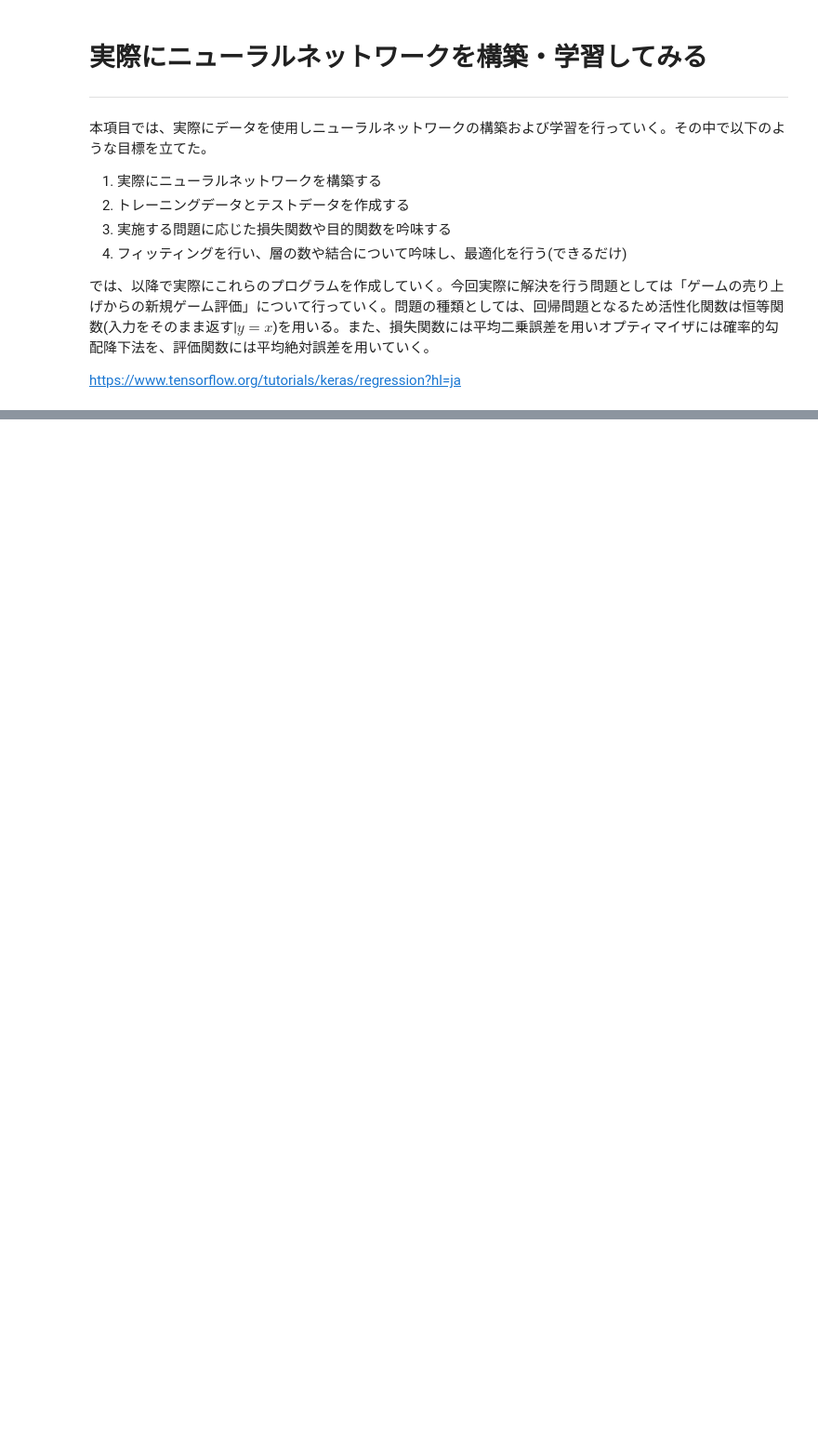
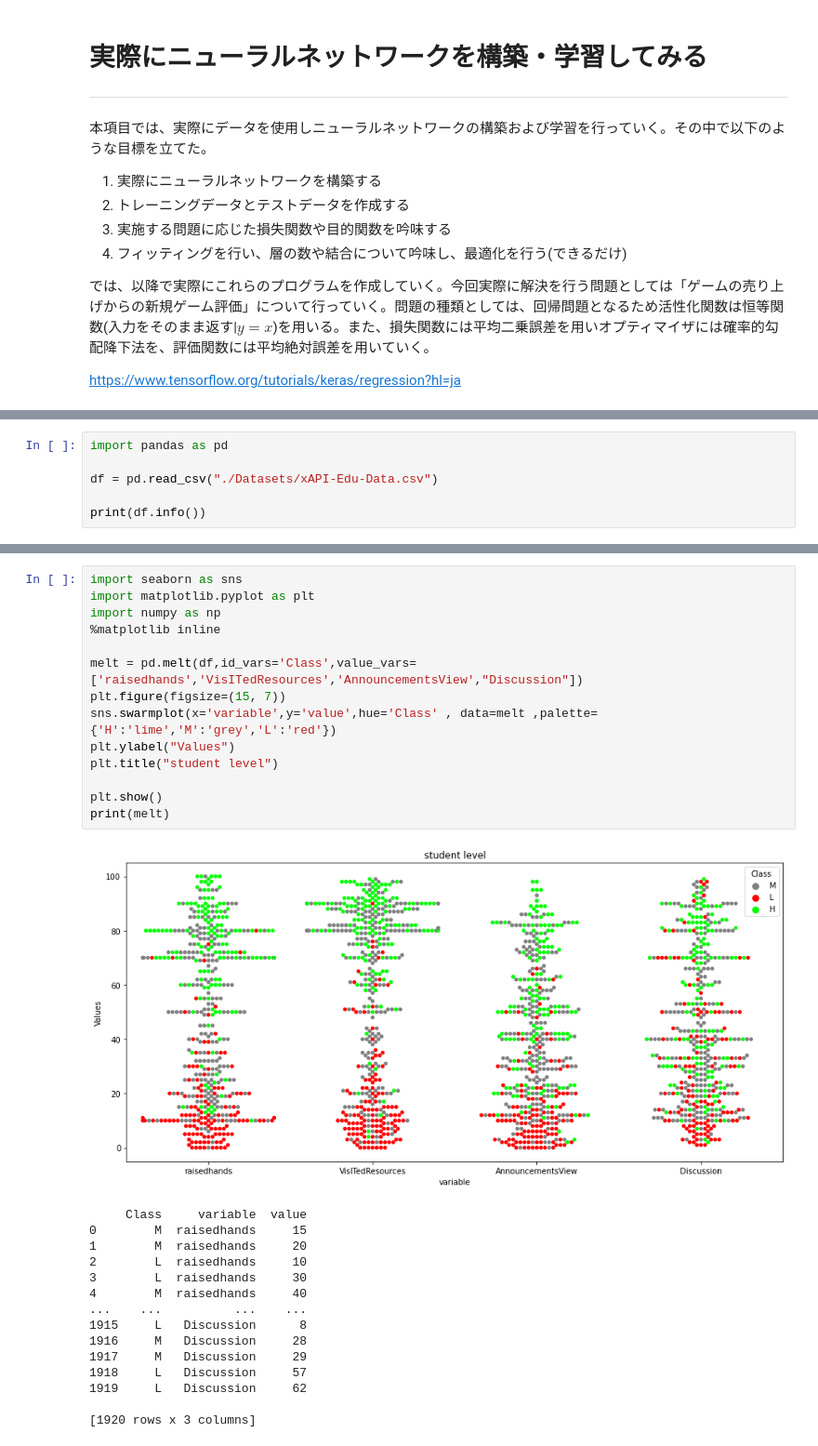
Before and after one commit to zundamochiiii/Keras_deeplearning, a Jupyter notebook: DeepLearning_fromZero/NeuralNetwork.ipynb, the cells around one changed output, grey strips where cells are left out. Shown: that part at 93% size. Cells and saved outputs as stored; diff of their text form; blank space fills up the shorter version.

```diff
--- a/DeepLearning_fromZero/NeuralNetwork.ipynb
+++ b/DeepLearning_fromZero/NeuralNetwork.ipynb
@@ -379,0 +441,6 @@ _ = plt.ylabel("Count")
+# %%
+import pandas as pd
+
+df = pd.read_csv("./Datasets/xAPI-Edu-Data.csv")
+
+print(df.info())
@@ -379,0 +501,30 @@ _ = plt.ylabel("Count")
+# %%
+import seaborn as sns
+import matplotlib.pyplot as plt
+import numpy as np
+%matplotlib inline
+
+melt = pd.melt(df,id_vars='Class',value_vars=['raisedhands','VisITedResources','AnnouncementsView',"Discussion"])
+plt.figure(figsize=(15, 7))
+sns.swarmplot(x='variable',y='value',hue='Class' , data=melt ,palette={'H':'lime','M':'grey','L':'red'})
+plt.ylabel("Values")
+plt.title("student level")
+
+plt.show()
+print(melt)
+# %% [output]
+[figure, added]
+     Class     variable  value
+0        M  raisedhands     15
+1        M  raisedhands     20
+2        L  raisedhands     10
+3        L  raisedhands     30
+4        M  raisedhands     40
+...    ...          ...    ...
+1915     L   Discussion      8
+1916     M   Discussion     28
+1917     M   Discussion     29
+1918     L   Discussion     57
+1919     L   Discussion     62
+
+[1920 rows x 3 columns]
```
Also changed, not shown: parts of 22 cells of this notebook.
